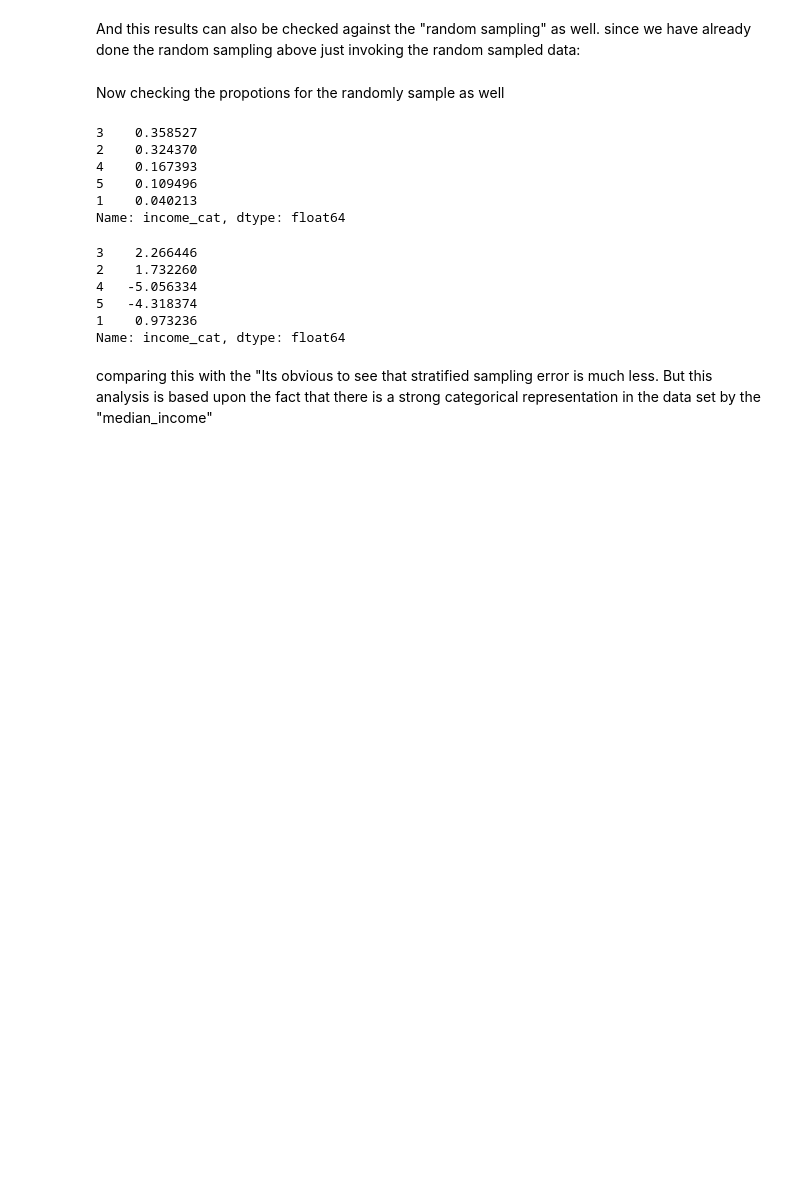
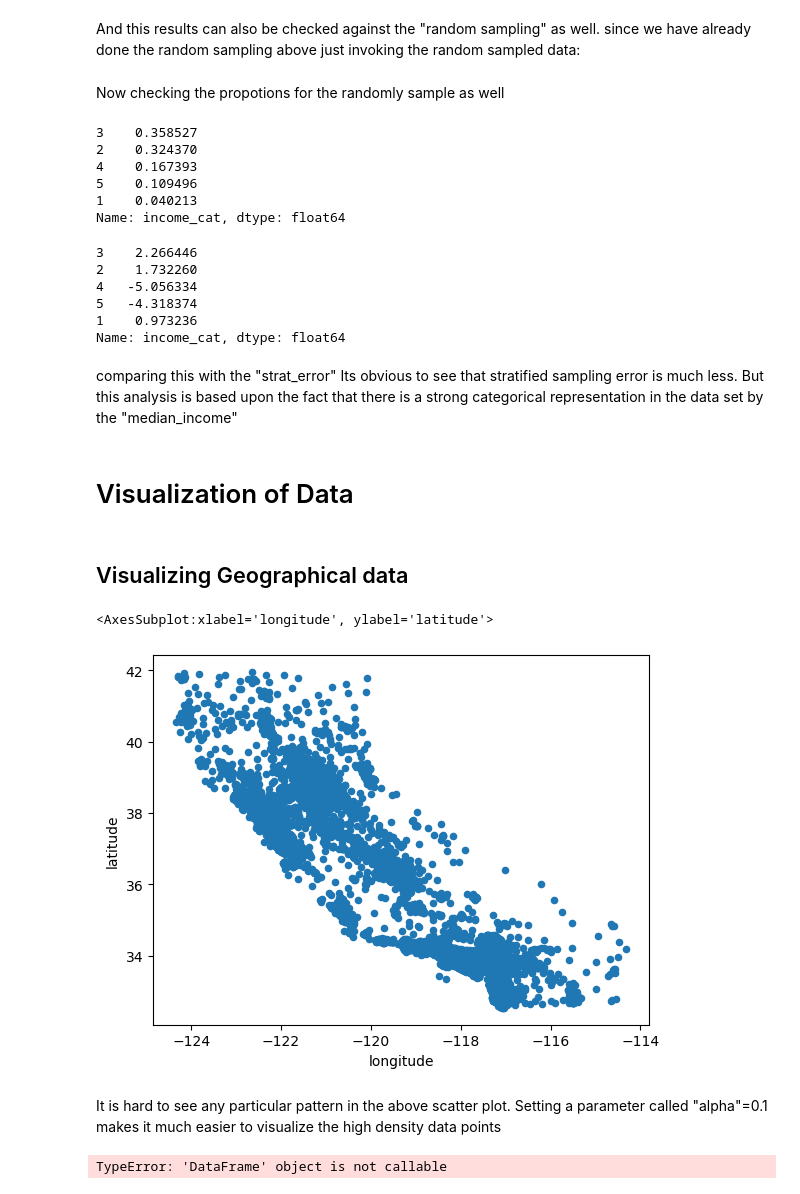
Before and after one commit to thisalmadu/ML-Project, a Jupyter notebook: Cal_data_set_analysis.ipynb, the cells around one changed output. Drawn from its saved outputs; the diff is of its cells as text; code cells hidden in the pictures; blank space fills up the shorter version.

```diff
--- a/Cal_data_set_analysis.ipynb
+++ b/Cal_data_set_analysis.ipynb
@@ -275,4 +277,4 @@ Name: income_cat, dtype: float64
 1    0.973236
 Name: income_cat, dtype: float64
 # %% [markdown]
-comparing this with the "Its obvious to see that stratified sampling error is much less. But this analysis is based upon the fact that there is a strong categorical representation in the data set by the "median_income"
+comparing this with the "strat_error" Its obvious to see that stratified sampling error is much less. But this analysis is based upon the fact that there is a strong categorical representation in the data set by the "median_income"
@@ -278,0 +285,19 @@ comparing this with the "Its obvious to see that stratified sampling error is mu
+# %% [markdown]
+# Visualization of Data
+# %%
+# make a copy of the original data set (then no harm on the original training set)
+housing = strat_train_set.copy()
+# %% [markdown]
+## Visualizing Geographical data
+# %%
+# creating a scatter plot of all districts to visualize the data
+housing.plot(kind="scatter", x="longitude", y="latitude")
+# %% [output]
+<AxesSubplot:xlabel='longitude', ylabel='latitude'>
+[figure, added]
+# %% [markdown]
+It is hard to see any particular pattern in the above scatter plot. Setting a parameter called "alpha"=0.1 makes it much easier to visualize the high density data points
+# %%
+housing.plot(kind="scatter", x="longitude", y="latitude", alpha=0.1)
+# %% [output]
+TypeError: 'DataFrame' object is not callable
```
Also changed, not shown: parts of 2 cells of this notebook.
